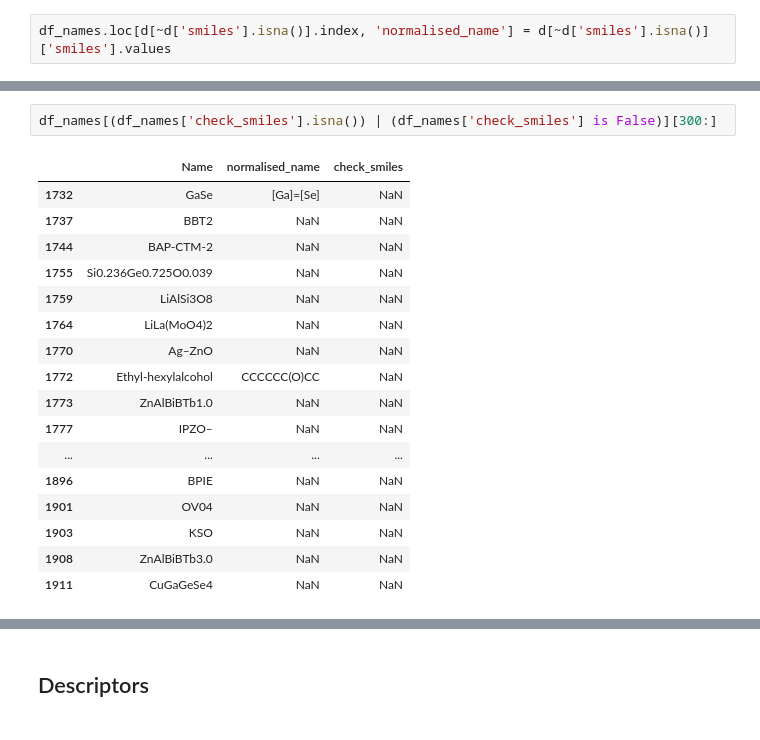
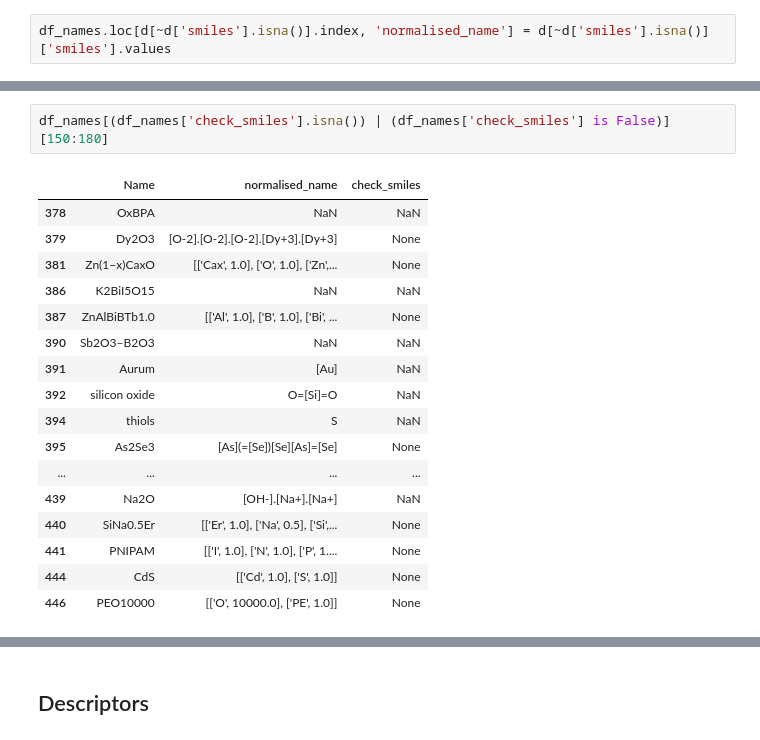
Before and after one commit to Gadeliya/Chemistry-algorithms-, a Jupyter notebook: API+Data_Preparation.ipynb, the cells around one changed output, grey strips where cells are left out. Drawn from its saved outputs; the diff is of its cells as text.

```diff
--- a/API+Data_Preparation.ipynb
+++ b/API+Data_Preparation.ipynb
@@ -203,20 +221,20 @@ df_names.loc[d[~d['smiles'].isna()].index, 'normalised_name'] = d[~d['smiles'].i
 # %%
-df_names[(df_names['check_smiles'].isna()) | (df_names['check_smiles'] is False)][300:]
+df_names[(df_names['check_smiles'].isna()) | (df_names['check_smiles'] is False)][150:180]
 # %% [output]
 |  | Name | normalised_name | check_smiles |
-| 1732 | GaSe | [Ga]=[Se] | NaN |
-| 1737 | BBT2 | NaN | NaN |
-| 1744 | BAP-CTM-2 | NaN | NaN |
-| 1755 | Si0.236Ge0.725O0.039 | NaN | NaN |
-| 1759 | LiAlSi3O8 | NaN | NaN |
-| 1764 | LiLa(MoO4)2 | NaN | NaN |
-| 1770 | Ag–ZnO | NaN | NaN |
-| 1772 | Ethyl-hexylalcohol | CCCCCC(O)CC | NaN |
-| 1773 | ZnAlBiBTb1.0 | NaN | NaN |
-| 1777 | IPZO– | NaN | NaN |
+| 378 | OxBPA | NaN | NaN |
+| 379 | Dy2O3 | [O-2].[O-2].[O-2].[Dy+3].[Dy+3] | None |
+| 381 | Zn(1−x)CaxO | [['Cax', 1.0], ['O', 1.0], ['Zn',... | None |
+| 386 | K2BiI5O15 | NaN | NaN |
+| 387 | ZnAlBiBTb1.0 | [['Al', 1.0], ['B', 1.0], ['Bi', ... | None |
+| 390 | Sb2O3–B2O3 | NaN | NaN |
+| 391 | Aurum | [Au] | NaN |
+| 392 | silicon oxide | O=[Si]=O | NaN |
+| 394 | thiols | S | NaN |
+| 395 | As2Se3 | [As](=[Se])[Se][As]=[Se] | None |
 | ... | ... | ... | ... |
-| 1896 | BPIE | NaN | NaN |
-| 1901 | OV04 | NaN | NaN |
-| 1903 | KSO | NaN | NaN |
-| 1908 | ZnAlBiBTb3.0 | NaN | NaN |
-| 1911 | CuGaGeSe4 | NaN | NaN |
+| 439 | Na2O | [OH-].[Na+].[Na+] | NaN |
+| 440 | SiNa0.5Er | [['Er', 1.0], ['Na', 0.5], ['Si',... | None |
+| 441 | PNIPAM | [['I', 1.0], ['N', 1.0], ['P', 1.... | None |
+| 444 | CdS | [['Cd', 1.0], ['S', 1.0]] | None |
+| 446 | PEO10000 | [['O', 10000.0], ['PE', 1.0]] | None |
```
Also changed, not shown: parts of 69 cells of this notebook.
